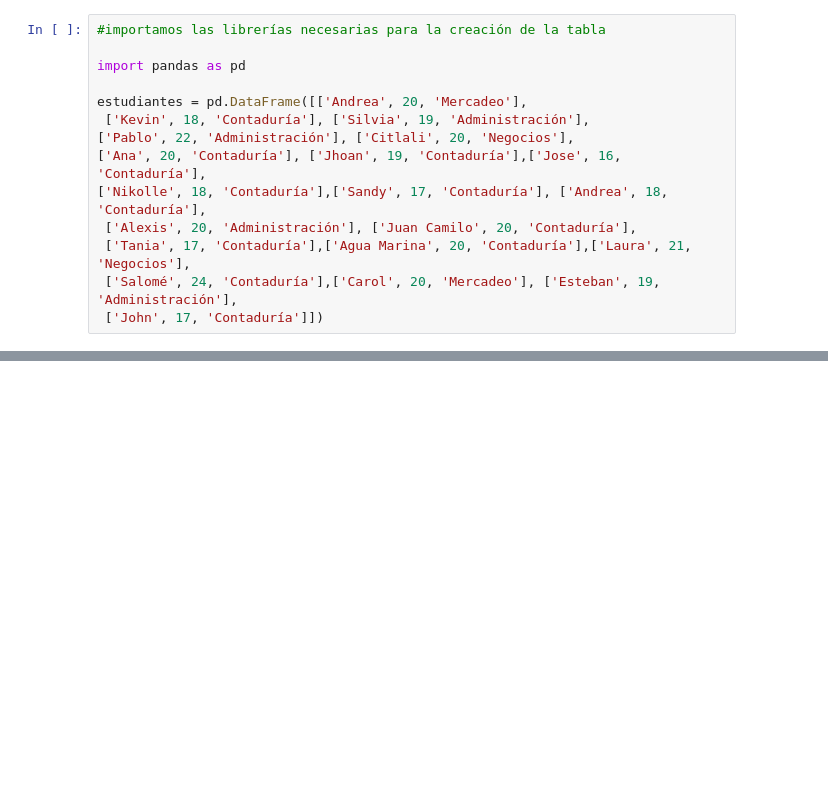
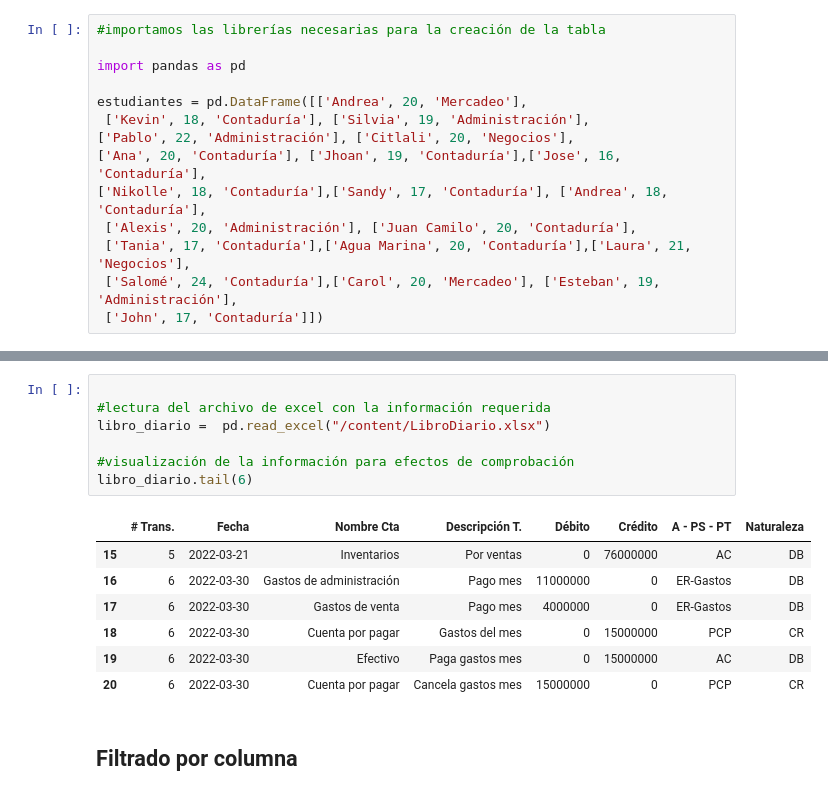
Before and after one commit to EAFIT-BI/Programming-for-Business-in-Accounting-2024-2, a Jupyter notebook: Creación_de_DataFrames.ipynb, the cells around one changed output, grey strips where cells are left out. Drawn from its saved outputs; the diff is of its cells as text; blank space fills up the shorter version.

```diff
--- a/Creación_de_DataFrames.ipynb
+++ b/Creación_de_DataFrames.ipynb
@@ -40,0 +23,17 @@ estudiantes
+# %%
+
+#lectura del archivo de excel con la información requerida
+libro_diario =  pd.read_excel("/content/LibroDiario.xlsx")
+
+#visualización de la información para efectos de comprobación
+libro_diario.tail(6)
+# %% [output]
+|  | # Trans. | Fecha | Nombre Cta | Descripción T. | Débito | Crédito | A - PS - PT | Naturaleza |
+| 15 | 5 | 2022-03-21 | Inventarios | Por ventas | 0 | 76000000 | AC | DB |
+| 16 | 6 | 2022-03-30 | Gastos de administración | Pago mes | 11000000 | 0 | ER-Gastos | DB |
+| 17 | 6 | 2022-03-30 | Gastos de venta | Pago mes | 4000000 | 0 | ER-Gastos | DB |
+| 18 | 6 | 2022-03-30 | Cuenta por pagar | Gastos del mes | 0 | 15000000 | PCP | CR |
+| 19 | 6 | 2022-03-30 | Efectivo | Paga gastos mes | 0 | 15000000 | AC | DB |
+| 20 | 6 | 2022-03-30 | Cuenta por pagar | Cancela gastos mes | 15000000 | 0 | PCP | CR |
+# %% [markdown]
+## Filtrado por columna
```
Also changed, not shown: parts of 8 cells of this notebook.
